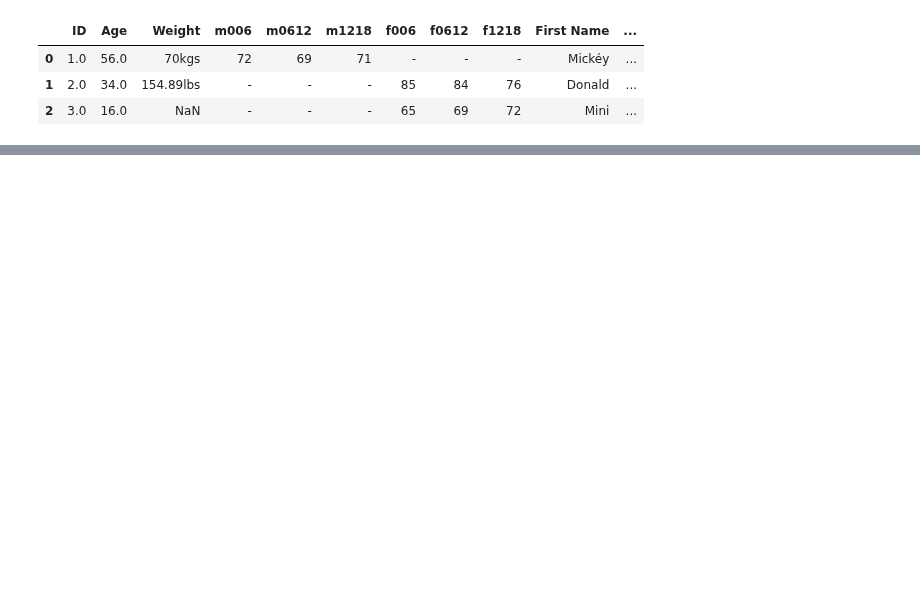
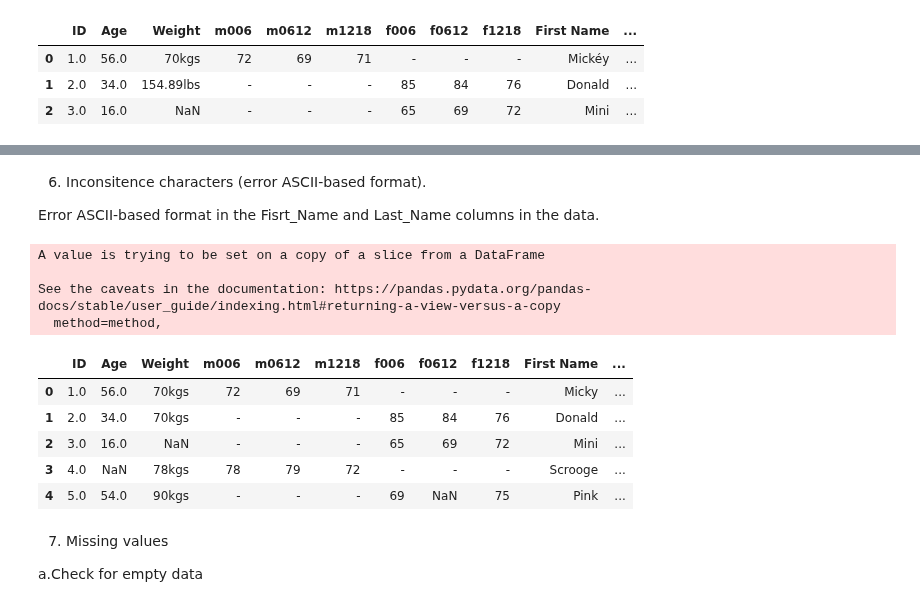
Before and after one commit to trinhvanypro1/-DataAnalystDeepLearning, a Jupyter notebook: Lab_3.ipynb, the cells around one changed output, grey strips where cells are left out. Cells and saved outputs as stored; diff of their text form; code cells hidden in the pictures; blank space fills up the shorter version.

```diff
--- a/Lab_3.ipynb
+++ b/Lab_3.ipynb
@@ -46,0 +127,23 @@ patient_heart_rate.head(3)
+# %% [markdown]
+6. Inconsitence characters (error ASCII-based format).
+
+Error ASCII-based format in the Fisrt_Name and Last_Name columns in the data.
+# %%
+patient_heart_rate['First Name'].replace({r'[^\x00-\x7F]+':''},regex=True,inplace=True)
+patient_heart_rate['Last Name'].replace({r'[^\x00-\x7F]+':''},regex=True,inplace=True)
+patient_heart_rate.head(5)
+# %% [output]
+A value is trying to be set on a copy of a slice from a DataFrame
+
+See the caveats in the documentation: https://pandas.pydata.org/pandas-docs/stable/user_guide/indexing.html#returning-a-view-versus-a-copy
+  method=method,
+|  | ID | Age | Weight | m006 | m0612 | m1218 | f006 | f0612 | f1218 | First Name | ... |
+| 0 | 1.0 | 56.0 | 70kgs | 72 | 69 | 71 | - | - | - | Micky | ... |
+| 1 | 2.0 | 34.0 | 70kgs | - | - | - | 85 | 84 | 76 | Donald | ... |
+| 2 | 3.0 | 16.0 | NaN | - | - | - | 65 | 69 | 72 | Mini | ... |
+| 3 | 4.0 | NaN | 78kgs | 78 | 79 | 72 | - | - | - | Scrooge | ... |
+| 4 | 5.0 | 54.0 | 90kgs | - | - | - | 69 | NaN | 75 | Pink | ... |
+# %% [markdown]
+7. Missing values
+
+a.Check for empty data
```
Also changed, not shown: parts of 29 cells of this notebook.
